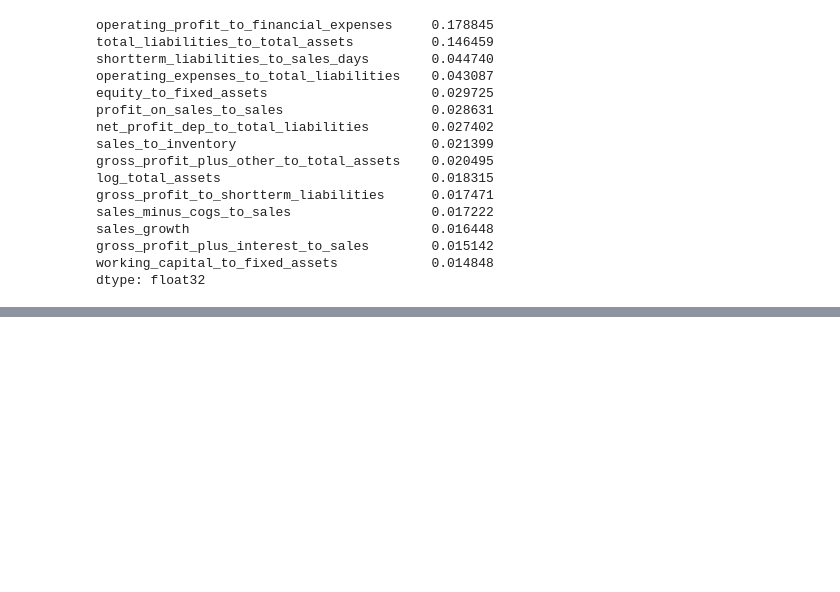
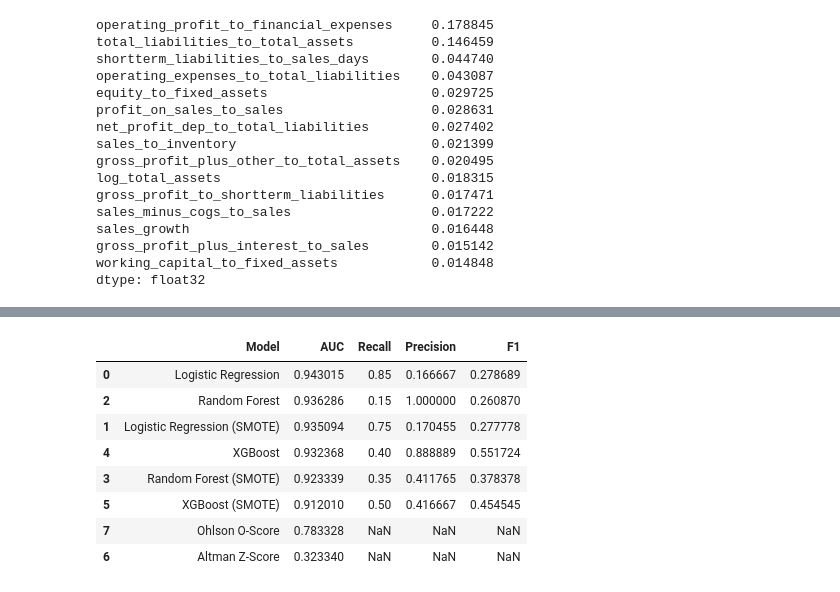
Before and after one commit to Vincent2308/Corporate-Bankruptcy, a Jupyter notebook: notebooks/week2/polish_model.ipynb, the cells around one changed output, grey strips where cells are left out. Drawn from its saved outputs; the diff is of its cells as text; code cells hidden in the pictures; blank space fills up the shorter version.

```diff
--- a/notebooks/week2/polish_model.ipynb
+++ b/notebooks/week2/polish_model.ipynb
@@ -421,0 +421,14 @@ Now we have the
+# %%
+results = []
+
+def add_result(name, model):
+    y_pred = model.predict(x_test_sc)
+    y_prob = model.predict_proba(x_test_sc)[:, 1]
+
+    results.append({
+        "Model": name,
+        "AUC": roc_auc_score(y_test, y_prob),
+        "Recall": recall_score(y_test, y_pred),
+        "Precision": precision_score(y_test, y_pred),
+        "F1": f1_score(y_test, y_pred)
+    })
@@ -421,0 +444,3 @@ Now we have the
+# %%
+results_df = pd.DataFrame(results)
+results_df
@@ -421,0 +455,18 @@ Now we have the
+# %%
+auc_z = roc_auc_score(y, df["Z-score"])
+auc_o = roc_auc_score(y, df["O-score"])
+# %%
+results_df.loc[len(results_df)] = ["Altman Z-Score", auc_z, None, None, None]
+results_df.loc[len(results_df)] = ["Ohlson O-Score", auc_o, None, None, None]
+# %%
+results_df.sort_values("AUC", ascending=False)
+# %% [output]
+|  | Model | AUC | Recall | Precision | F1 |
+| 0 | Logistic Regression | 0.943015 | 0.85 | 0.166667 | 0.278689 |
+| 2 | Random Forest | 0.936286 | 0.15 | 1.000000 | 0.260870 |
+| 1 | Logistic Regression (SMOTE) | 0.935094 | 0.75 | 0.170455 | 0.277778 |
+| 4 | XGBoost | 0.932368 | 0.40 | 0.888889 | 0.551724 |
+| 3 | Random Forest (SMOTE) | 0.923339 | 0.35 | 0.411765 | 0.378378 |
+| 5 | XGBoost (SMOTE) | 0.912010 | 0.50 | 0.416667 | 0.454545 |
+| 7 | Ohlson O-Score | 0.783328 | NaN | NaN | NaN |
+| 6 | Altman Z-Score | 0.323340 | NaN | NaN | NaN |
```
Also changed, not shown: parts of 4 cells of this notebook, 1 other file.
